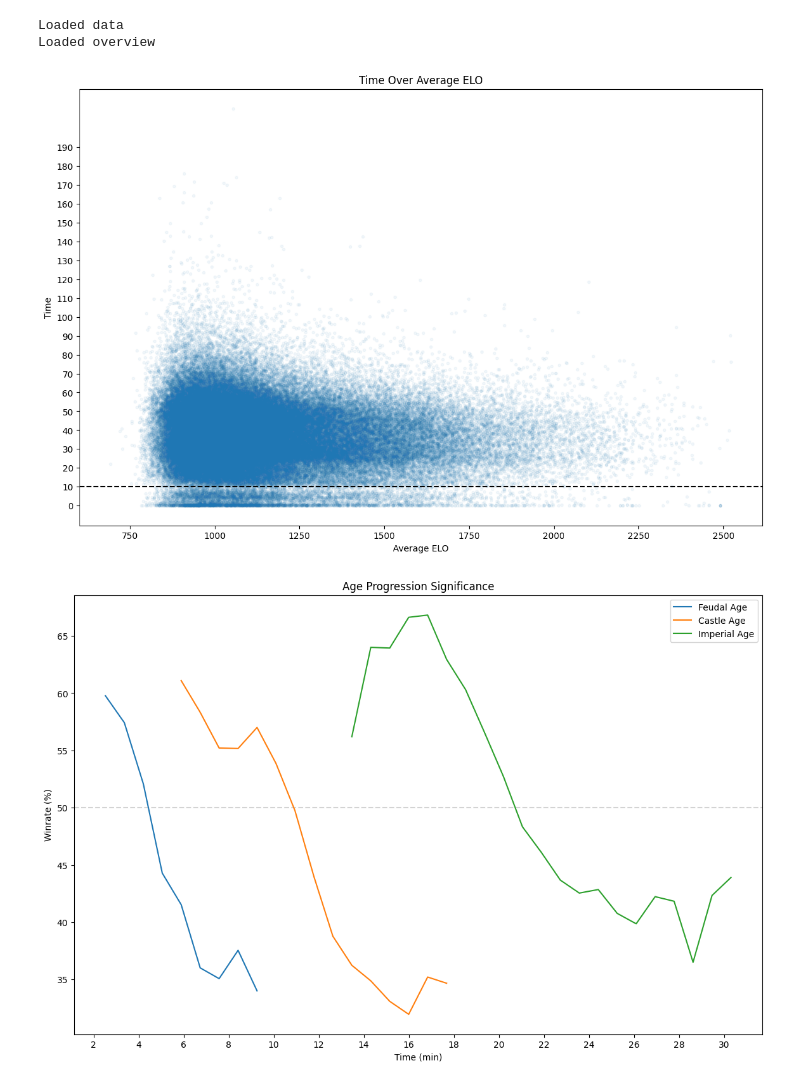
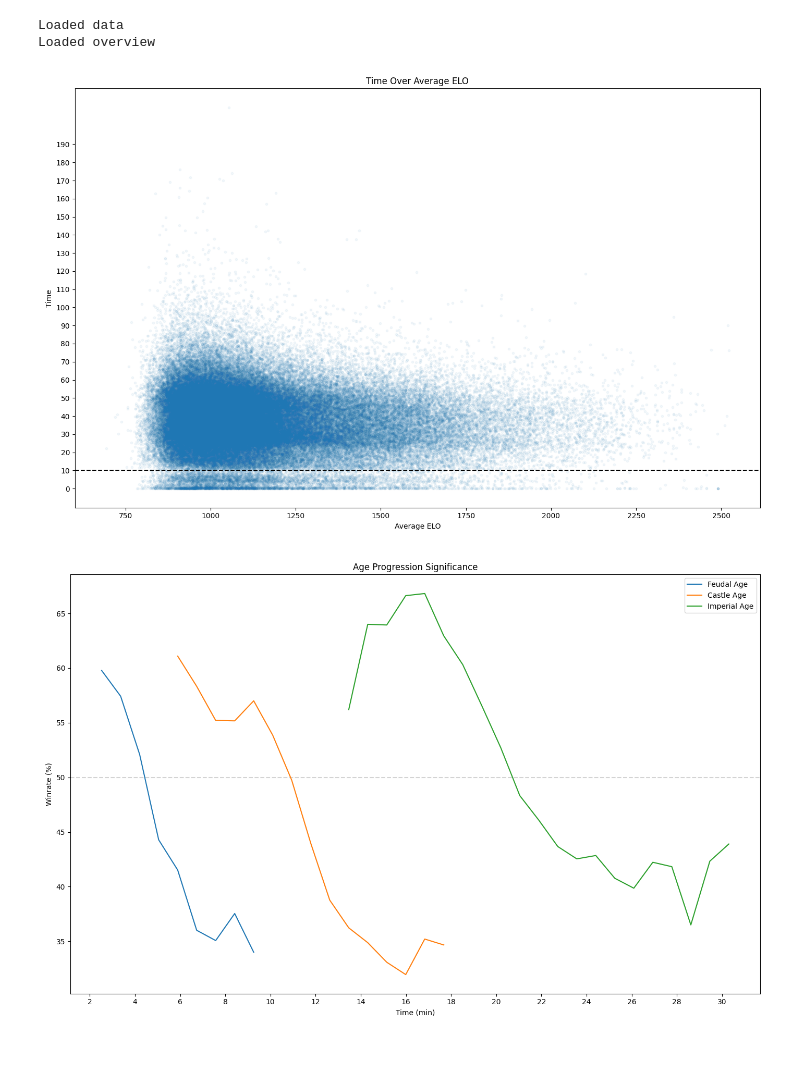
Before and after one commit to crazysissen/AoE2Mining, a Jupyter notebook: test.ipynb, the cells around one changed output. Drawn from its saved outputs; the diff is of its cells as text; code cells hidden in the pictures; blank space fills up the shorter version.

```diff
--- a/test.ipynb
+++ b/test.ipynb
@@ -16,25 +21,31 @@ print("Loaded overview", )
 Loaded data
 Loaded overview
 # %%
+# Player ELO game duration correlation
+
 plt.figure(figsize=(14, 9))
 plt.title("Time Over Average ELO")
 plt.xlabel("Average ELO")
 plt.ylabel("Time")
 
 plt.axhline(60 * 10, color="black", ls="--")
 # plt.axhline(60 * 20, color="black", ls="--")
 
 data_x = data["avg_elo"]
 data_y = data["duration"]
 data_order = np.argsort(data_x)
 plt.scatter(data_x[data_order], data_y[data_order], marker='.', alpha=0.05)
 
 plt.yticks(ticks=np.arange(0, 20) * (60 * 10), labels=np.arange(0, 20) * 10)
 
+plt.tight_layout()
+
 plt.show()
 # %% [output]
-[figure, old version]
+[figure, new version]
 # %%
+# Age progression significance
+
 data_win = data["winner"]
 data_times = [
     [
@@ -92,7 +103,9 @@ plt.plot(data_x, data_y[2], label="Imperial Age")
 
 plt.legend(loc='upper right')
 
+plt.tight_layout()
+
 plt.show()
 # %% [output]
-[figure, old version]
+[figure, new version]
 # %%
```
Also changed, not shown: parts of 3 cells of this notebook.
